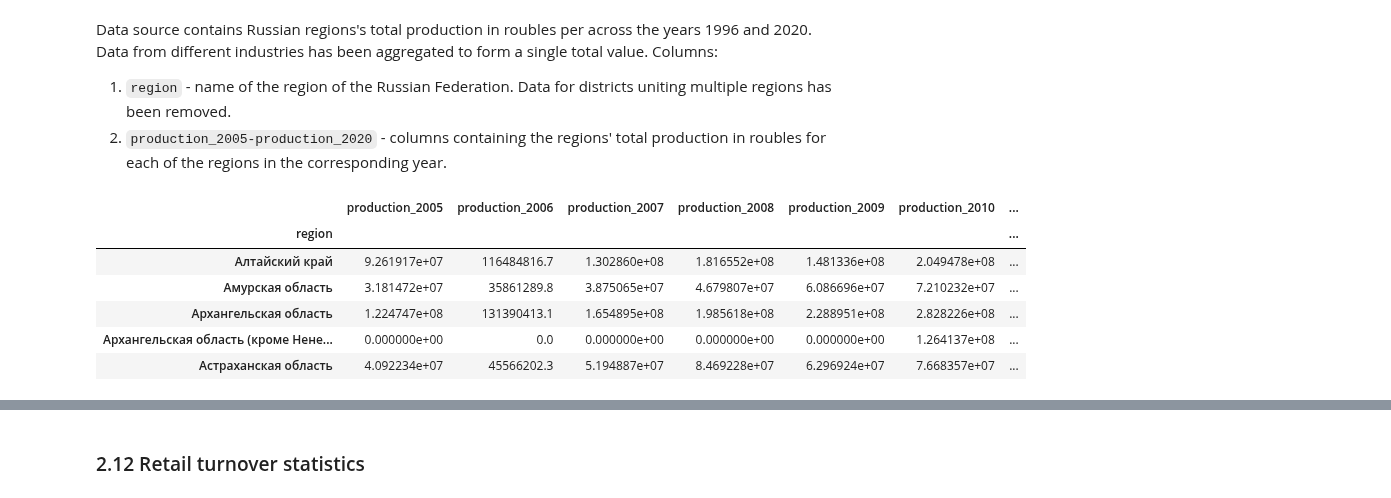
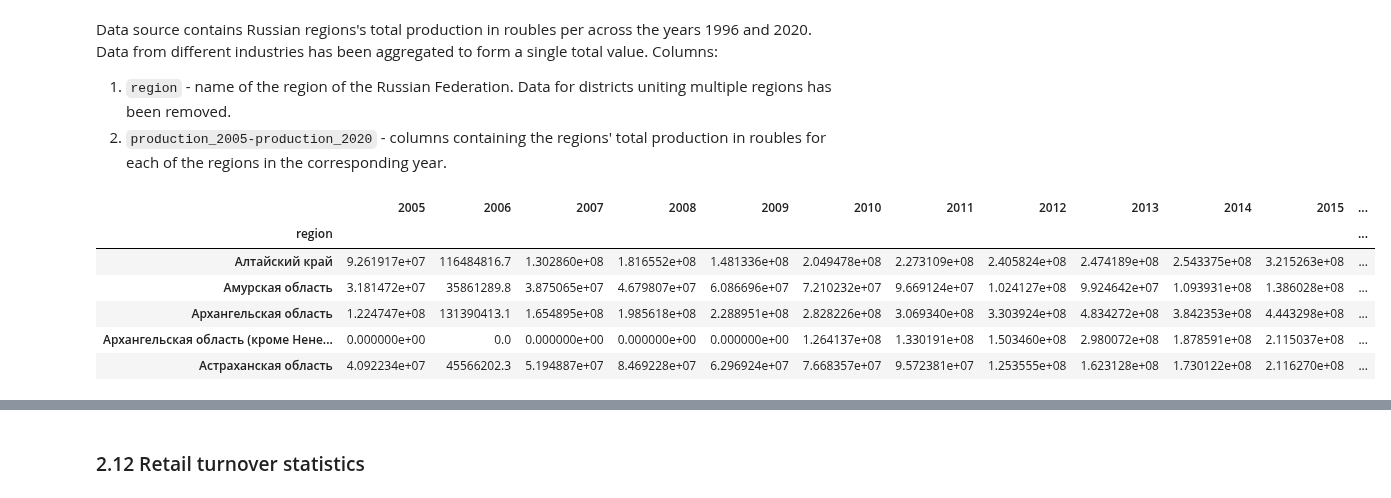
Before and after one commit to helios12/DataScienceProjects, a Jupyter notebook: projects/project-7-final/Project-7.Identification_of_vulnerable_population_groups.ipynb, the cells around one changed output, grey strips where cells are left out. Cells and saved outputs as stored; diff of their text form; code cells hidden in the pictures.

```diff
--- a/projects/project-7-final/Project-7.Identification_of_vulnerable_population_groups.ipynb
+++ b/projects/project-7-final/Project-7.Identification_of_vulnerable_population_groups.ipynb
@@ -404,21 +452,21 @@ Data source contains Russian regions's total production in roubles per across th
 # %%
 data_production = pd.read_excel('data/regional_production_2005_2016.xlsx', header=1)
 data_production['region'] = data_production['region'].str.strip()
-data_production = rename_columns(data_production, 'production_')
+#data_production = rename_columns(data_production, 'production_')
 data_production = data_production.groupby('region').sum()
 
 data_production_2 = pd.read_excel('data/regional_production_2017_2020.xlsx', header=1)
 data_production_2['region'] = data_production_2['region'].str.strip()
-data_production_2 = rename_columns(data_production_2, 'production_')
+#data_production_2 = rename_columns(data_production_2, 'production_')
 data_production_2 = data_production_2.groupby('region').sum()
 
 data_production = pd.concat([data_production, data_production_2], axis=1)
 data_production.head()
 # %% [output]
-|  | production_2005 | production_2006 | production_2007 | production_2008 | production_2009 | production_2010 | ... |
-| region |  |  |  |  |  |  | ... |
-| Алтайский край | 9.261917e+07 | 116484816.7 | 1.302860e+08 | 1.816552e+08 | 1.481336e+08 | 2.049478e+08 | ... |
-| Амурская область | 3.181472e+07 | 35861289.8 | 3.875065e+07 | 4.679807e+07 | 6.086696e+07 | 7.210232e+07 | ... |
-| Архангельская область | 1.224747e+08 | 131390413.1 | 1.654895e+08 | 1.985618e+08 | 2.288951e+08 | 2.828226e+08 | ... |
-| Архангельская область (кроме Нене... | 0.000000e+00 | 0.0 | 0.000000e+00 | 0.000000e+00 | 0.000000e+00 | 1.264137e+08 | ... |
-| Астраханская область | 4.092234e+07 | 45566202.3 | 5.194887e+07 | 8.469228e+07 | 6.296924e+07 | 7.668357e+07 | ... |
+|  | 2005 | 2006 | 2007 | 2008 | 2009 | 2010 | 2011 | 2012 | 2013 | 2014 | 2015 | ... |
+| region |  |  |  |  |  |  |  |  |  |  |  | ... |
+| Алтайский край | 9.261917e+07 | 116484816.7 | 1.302860e+08 | 1.816552e+08 | 1.481336e+08 | 2.049478e+08 | 2.273109e+08 | 2.405824e+08 | 2.474189e+08 | 2.543375e+08 | 3.215263e+08 | ... |
+| Амурская область | 3.181472e+07 | 35861289.8 | 3.875065e+07 | 4.679807e+07 | 6.086696e+07 | 7.210232e+07 | 9.669124e+07 | 1.024127e+08 | 9.924642e+07 | 1.093931e+08 | 1.386028e+08 | ... |
+| Архангельская область | 1.224747e+08 | 131390413.1 | 1.654895e+08 | 1.985618e+08 | 2.288951e+08 | 2.828226e+08 | 3.069340e+08 | 3.303924e+08 | 4.834272e+08 | 3.842353e+08 | 4.443298e+08 | ... |
+| Архангельская область (кроме Нене... | 0.000000e+00 | 0.0 | 0.000000e+00 | 0.000000e+00 | 0.000000e+00 | 1.264137e+08 | 1.330191e+08 | 1.503460e+08 | 2.980072e+08 | 1.878591e+08 | 2.115037e+08 | ... |
+| Астраханская область | 4.092234e+07 | 45566202.3 | 5.194887e+07 | 8.469228e+07 | 6.296924e+07 | 7.668357e+07 | 9.572381e+07 | 1.253555e+08 | 1.623128e+08 | 1.730122e+08 | 2.116270e+08 | ... |
```
Also changed, not shown: parts of 27 cells of this notebook, 1 other file.
